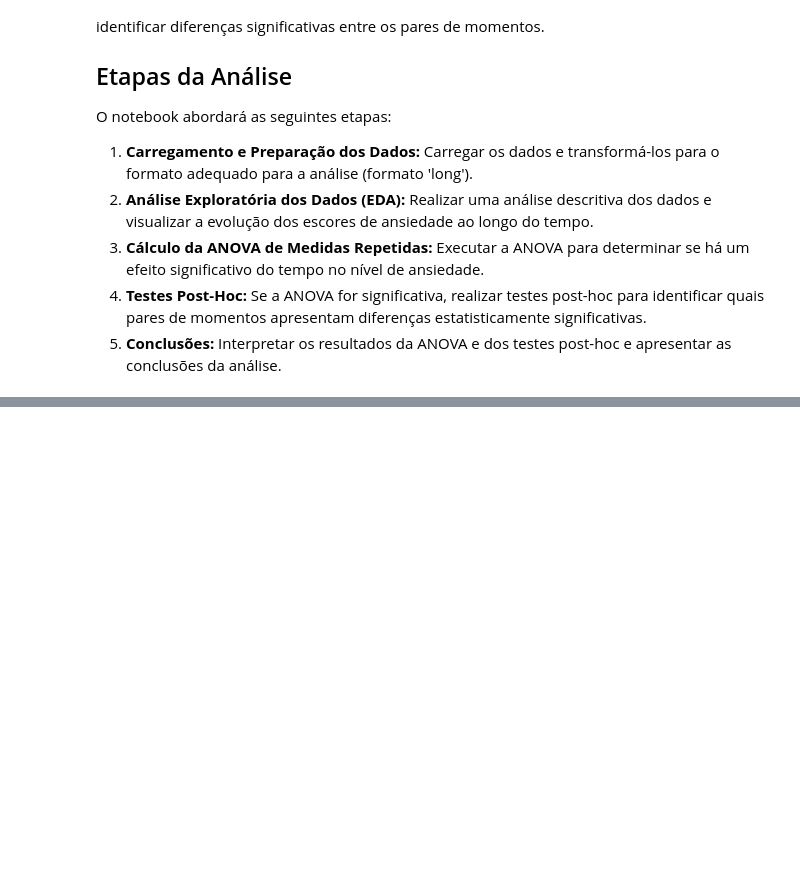
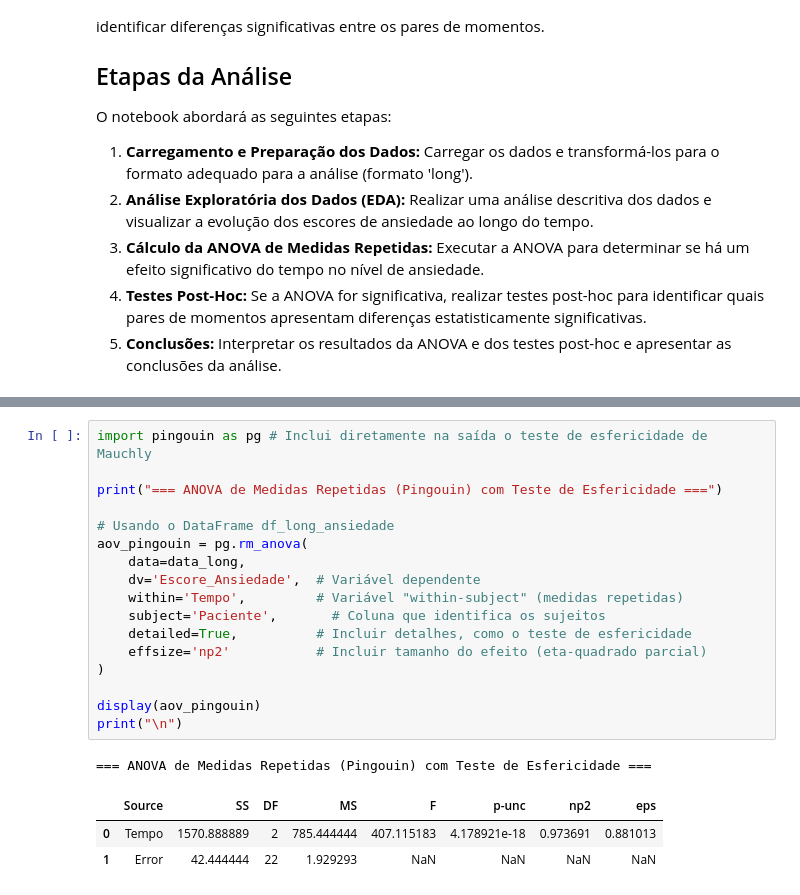
Before and after one commit to JCarapina/Estudos-praticos, a Jupyter notebook: 01_estatistica/notebooks/anova.ipynb, the cells around one changed output, grey strips where cells are left out. Saved outputs shown, nothing was run; the diff lists cells and outputs as text; blank space fills up the shorter version.

Commit message:
teste de esferecidade

```diff
--- a/01_estatistica/notebooks/anova.ipynb
+++ b/01_estatistica/notebooks/anova.ipynb
@@ -271,0 +375,22 @@ O notebook abordará as seguintes etapas:
+# %%
+import pingouin as pg # Inclui diretamente na saída o teste de esfericidade de Mauchly
+
+print("=== ANOVA de Medidas Repetidas (Pingouin) com Teste de Esfericidade ===")
+
+# Usando o DataFrame df_long_ansiedade
+aov_pingouin = pg.rm_anova(
+    data=data_long,
+    dv='Escore_Ansiedade',  # Variável dependente
+    within='Tempo',         # Variável "within-subject" (medidas repetidas)
+    subject='Paciente',       # Coluna que identifica os sujeitos
+    detailed=True,          # Incluir detalhes, como o teste de esfericidade
+    effsize='np2'           # Incluir tamanho do efeito (eta-quadrado parcial)
+)
+
+display(aov_pingouin)
+print("\n")
+# %% [output]
+=== ANOVA de Medidas Repetidas (Pingouin) com Teste de Esfericidade ===
+|  | Source | SS | DF | MS | F | p-unc | np2 | eps |
+| 0 | Tempo | 1570.888889 | 2 | 785.444444 | 407.115183 | 4.178921e-18 | 0.973691 | 0.881013 |
+| 1 | Error | 42.444444 | 22 | 1.929293 | NaN | NaN | NaN | NaN |
```
Also changed, not shown: parts of 9 cells of this notebook.
